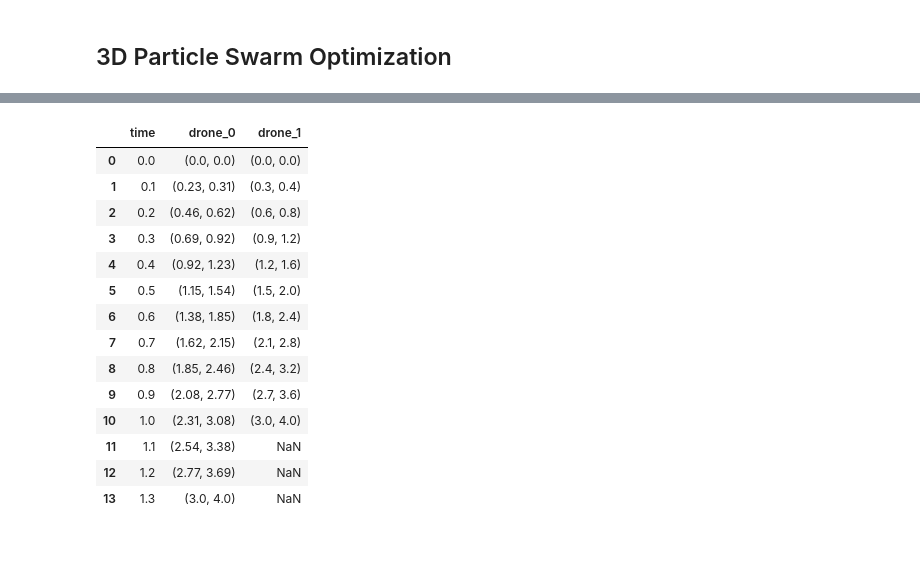
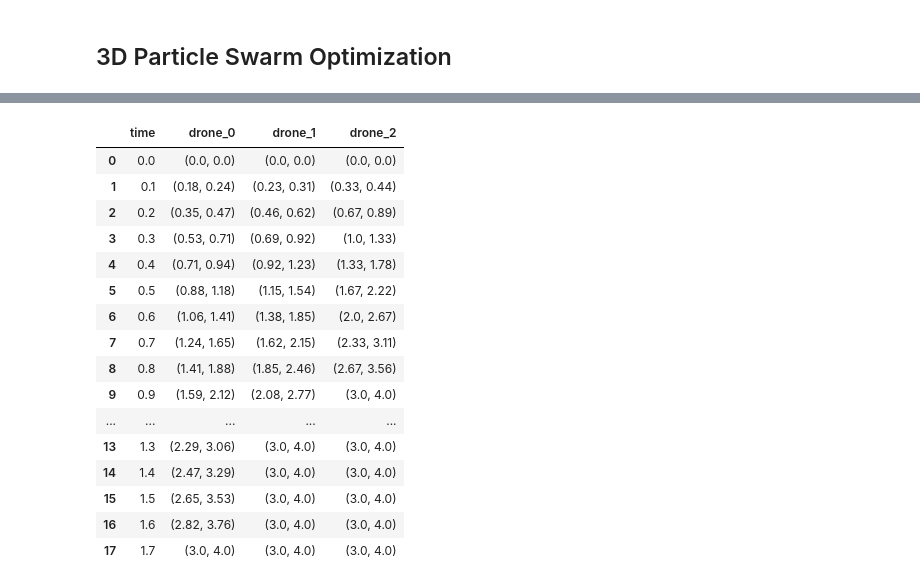
Before and after one commit to naguzmans/opportunistic-utm, a Jupyter notebook: pso_model_3D.ipynb, the cells around one changed output, grey strips where cells are left out. Cells and saved outputs as stored; diff of their text form; code cells hidden in the pictures; blank space fills up the shorter version.

```diff
--- a/pso_model_3D.ipynb
+++ b/pso_model_3D.ipynb
@@ -335,47 +335,73 @@ class Drone:
 
     return df.drop(columns=['x', 'y'])
 
   def update_speed(self, speed):
     self.speed = speed
     return self.get_track(self.x, self.y)
 
 class CDR():
   def __init__(self):
     self.master = []
+    self.drones = []
     self.drone_index = 0
 
   def add_drone(self, drone, track):
     if len(self.master) == 0:
       self.master = drone.get_track(track[0], track[1])
       self.master.columns = ['time', f'drone_{self.drone_index}']
+      self.drones.append(drone)
       self.drone_index += 1
     else:
-      # print('hello')
-      # print(drone.get_track(track[0], track[1]))
       self.master = pd.concat([self.master.set_index('time'), drone.get_track(track[0], track[1]).set_index('time')], axis=1).reset_index()
       self.master.columns = [*self.master.columns[:-1], f'drone_{self.drone_index}']
+      self.drones.append(drone)
+      self.clean()
       self.drone_index += 1
+
+  def update_speed(self, drone, to_speed):
+    self.master = pd.concat([self.master.set_index('time'), self.drones[drone].update_speed(to_speed).set_index('time')], axis=1).reset_index()
+    self.master = self.master.drop(columns=[f'drone_{drone}'])
+    self.master.columns = [*self.master.columns[:-1], f'drone_{drone}']
+    self.master = self.master.reindex(sorted(self.master.columns), axis=1)
+    time_column = self.master.pop('time')
+    self.master.insert(0, 'time', time_column)
+    self.clean()
+
+  def update_shift(self, drone, units):
+    self.master[f'drone_{drone}'] = self.master[f'drone_{drone}'].shift(units)
+    self.clean()
+
+  def clean(self):
+    self.master = self.master.ffill(axis=0)
+    self.master = self.master.bfill(axis=0)
 
 x = np.linspace(0,3,100)
 y = np.linspace(0,4,100)
 
 cdr = CDR()
+cdr.add_drone(drone=Drone(speed=3), track=(x,y))
 cdr.add_drone(drone=Drone(speed=4), track=(x,y))
 cdr.add_drone(drone=Drone(speed=5), track=(x,y))
+
+cdr.update_speed(drone=2, to_speed = 6)
+# cdr.update_shift(drone=1, units = 3)
+
 cdr.master
 # %% [output]
-|  | time | drone_0 | drone_1 |
-| 0 | 0.0 | (0.0, 0.0) | (0.0, 0.0) |
-| 1 | 0.1 | (0.23, 0.31) | (0.3, 0.4) |
-| 2 | 0.2 | (0.46, 0.62) | (0.6, 0.8) |
-| 3 | 0.3 | (0.69, 0.92) | (0.9, 1.2) |
-| 4 | 0.4 | (0.92, 1.23) | (1.2, 1.6) |
-| 5 | 0.5 | (1.15, 1.54) | (1.5, 2.0) |
-| 6 | 0.6 | (1.38, 1.85) | (1.8, 2.4) |
-| 7 | 0.7 | (1.62, 2.15) | (2.1, 2.8) |
-| 8 | 0.8 | (1.85, 2.46) | (2.4, 3.2) |
-| 9 | 0.9 | (2.08, 2.77) | (2.7, 3.6) |
-| 10 | 1.0 | (2.31, 3.08) | (3.0, 4.0) |
-| 11 | 1.1 | (2.54, 3.38) | NaN |
-| 12 | 1.2 | (2.77, 3.69) | NaN |
-| 13 | 1.3 | (3.0, 4.0) | NaN |
+|  | time | drone_0 | drone_1 | drone_2 |
+| 0 | 0.0 | (0.0, 0.0) | (0.0, 0.0) | (0.0, 0.0) |
+| 1 | 0.1 | (0.18, 0.24) | (0.23, 0.31) | (0.33, 0.44) |
+| 2 | 0.2 | (0.35, 0.47) | (0.46, 0.62) | (0.67, 0.89) |
+| 3 | 0.3 | (0.53, 0.71) | (0.69, 0.92) | (1.0, 1.33) |
+| 4 | 0.4 | (0.71, 0.94) | (0.92, 1.23) | (1.33, 1.78) |
+| 5 | 0.5 | (0.88, 1.18) | (1.15, 1.54) | (1.67, 2.22) |
+| 6 | 0.6 | (1.06, 1.41) | (1.38, 1.85) | (2.0, 2.67) |
+| 7 | 0.7 | (1.24, 1.65) | (1.62, 2.15) | (2.33, 3.11) |
+| 8 | 0.8 | (1.41, 1.88) | (1.85, 2.46) | (2.67, 3.56) |
+| 9 | 0.9 | (1.59, 2.12) | (2.08, 2.77) | (3.0, 4.0) |
+| ... | ... | ... | ... | ... |
+| 13 | 1.3 | (2.29, 3.06) | (3.0, 4.0) | (3.0, 4.0) |
+| 14 | 1.4 | (2.47, 3.29) | (3.0, 4.0) | (3.0, 4.0) |
+| 15 | 1.5 | (2.65, 3.53) | (3.0, 4.0) | (3.0, 4.0) |
+| 16 | 1.6 | (2.82, 3.76) | (3.0, 4.0) | (3.0, 4.0) |
+| 17 | 1.7 | (3.0, 4.0) | (3.0, 4.0) | (3.0, 4.0) |
```
